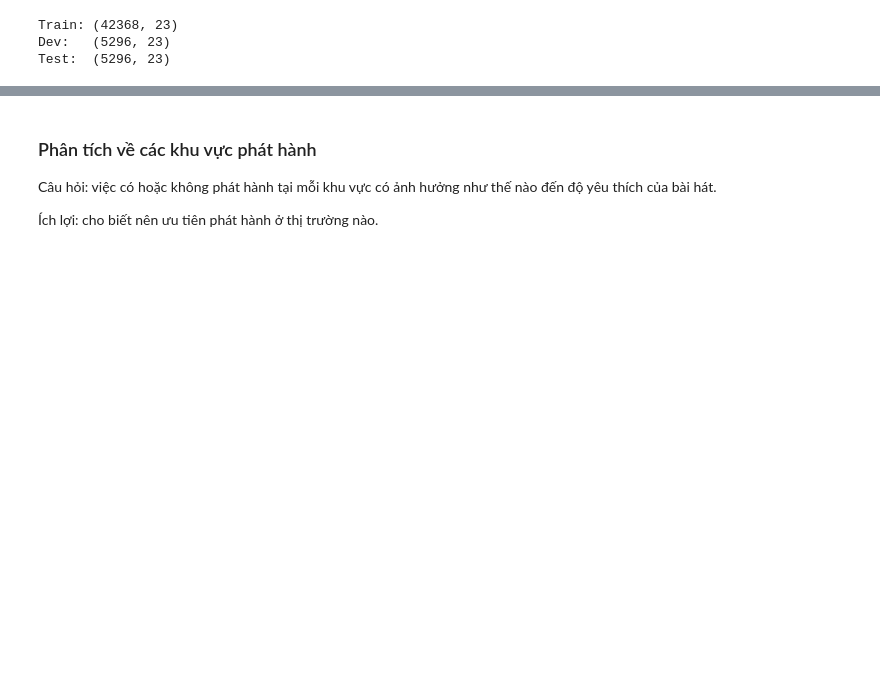
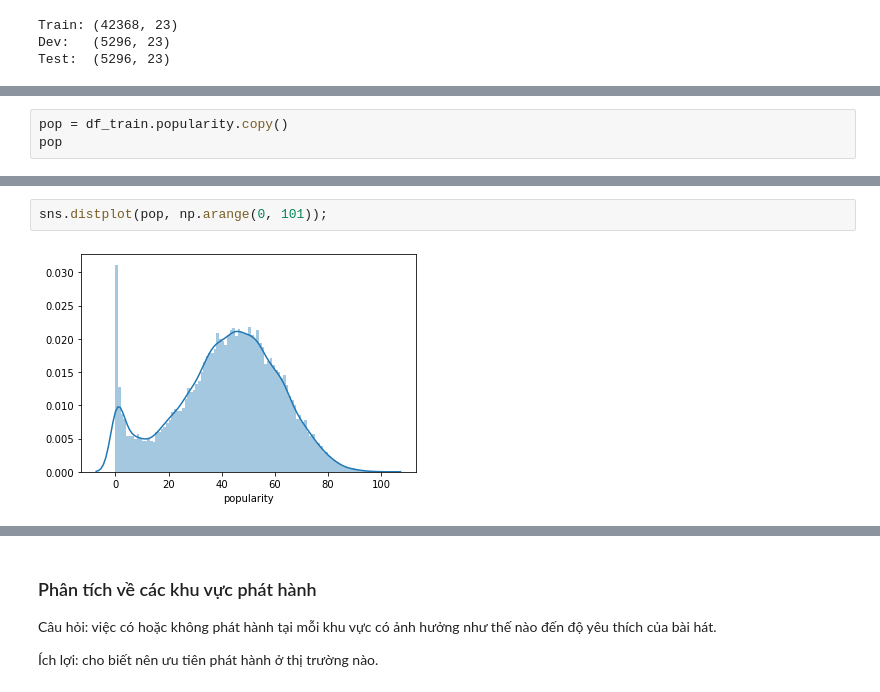
Before and after one commit to ntnhan54/DS_EndTermProject, a Jupyter notebook: analysis.ipynb, the cells around one changed output, grey strips where cells are left out. Cells and saved outputs as stored; diff of their text form; blank space fills up the shorter version.

```diff
--- a/analysis.ipynb
+++ b/analysis.ipynb
@@ -152,0 +167,3 @@ Test:  (5296, 23)
+# %%
+pop = df_train.popularity.copy()
+pop
@@ -152,0 +183,4 @@ Test:  (5296, 23)
+# %%
+sns.distplot(pop, np.arange(0, 101));
+# %% [output]
+[figure, added]
```
Also changed, not shown: parts of 38 cells of this notebook.
